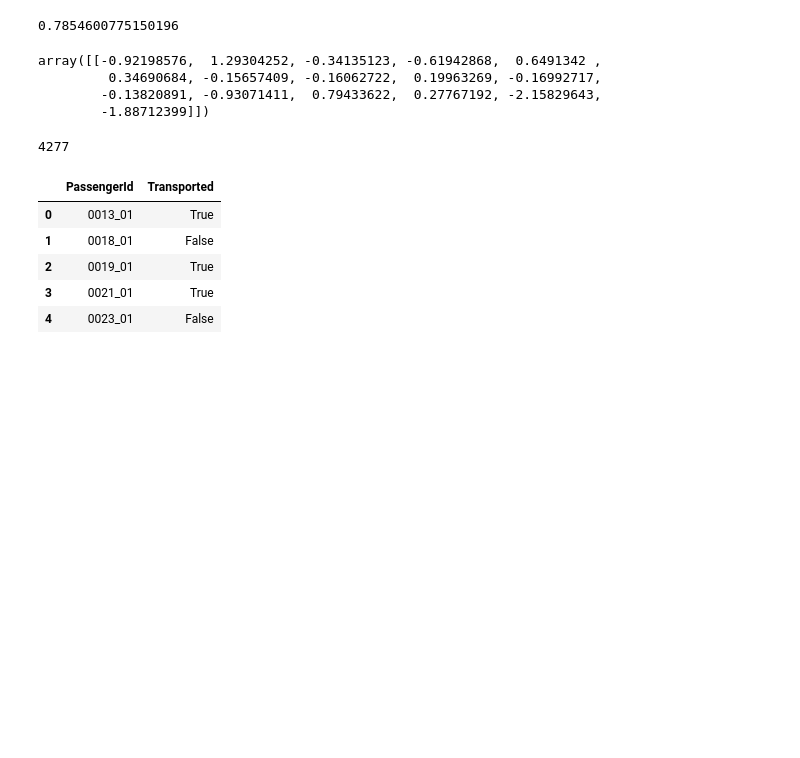
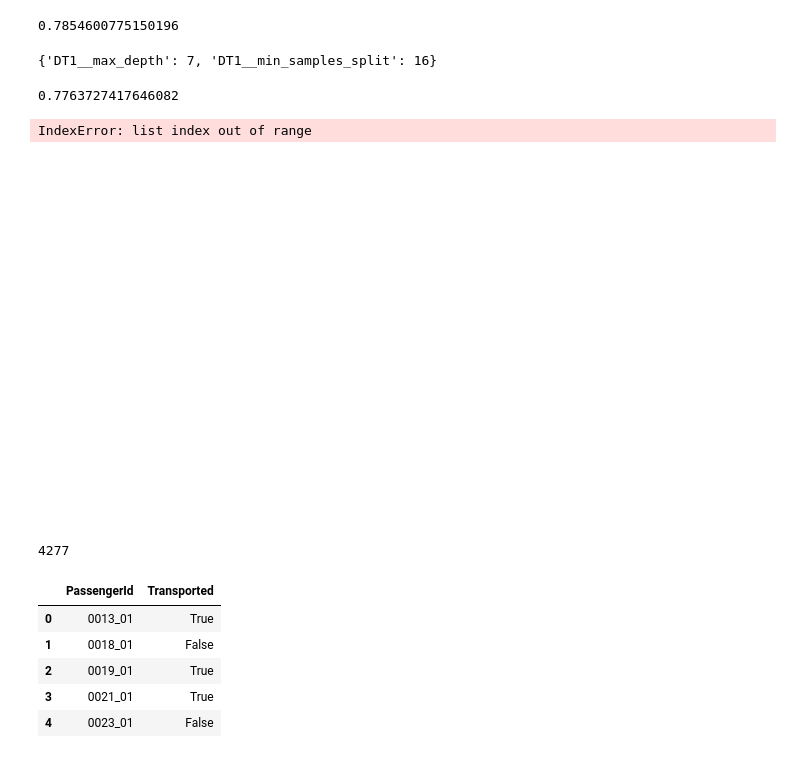
Before and after one commit to JakeLamb455/GSB544, a Jupyter notebook: Spaceship Titanic Kaggle Comp.ipynb, the cells around one changed output. Drawn from its saved outputs; the diff is of its cells as text; code cells hidden in the pictures; blank space fills up the shorter version.

```diff
--- a/Spaceship Titanic Kaggle Comp.ipynb
+++ b/Spaceship Titanic Kaggle Comp.ipynb
@@ -134,7 +149,0 @@ ct.fit
-# %%
-fit.named_steps['KNN'].coef_
-# %% [output]
-array([[-0.92198576,  1.29304252, -0.34135123, -0.61942868,  0.6491342 ,
-         0.34690684, -0.15657409, -0.16062722,  0.19963269, -0.16992717,
-        -0.13820891, -0.93071411,  0.79433622,  0.27767192, -2.15829643,
-        -1.88712399]])
@@ -141,3 +158,26 @@ array([[-0.92198576,  1.29304252, -0.34135123, -0.61942868,  0.6491342 ,
+# %%
+gscvfit.best_params_
+# %% [output]
+{'DT1__max_depth': 7, 'DT1__min_samples_split': 16}
+# %%
+DT1 = Pipeline(
+    [('dummify_everything', ct),('DT1', DecisionTreeClassifier(max_depth= 7, min_samples_split= 16))]
+)
+cv2 = cross_val_score(DT1, X,y, cv=5, scoring = "accuracy")
+cv2.mean()
+# %% [output]
+0.7763727417646082
+# %%
+DT1fit = DT1.fit(X,y)
+import matplotlib.pyplot as plt
+from sklearn.tree import plot_tree
+
+plt.figure(figsize=(16, 8))
+plot_tree(DT1fit.named_steps['DT1'], feature_names=X_train.columns.tolist(), class_names=['false', 'true'], filled=True)
+plt.show()
+# %% [output]
+IndexError: list index out of range
+[figure, added]
 # %%
 test_preds = fit.predict(test)
 # %%
```
Also changed, not shown: parts of 4 cells of this notebook, 9 other files.
